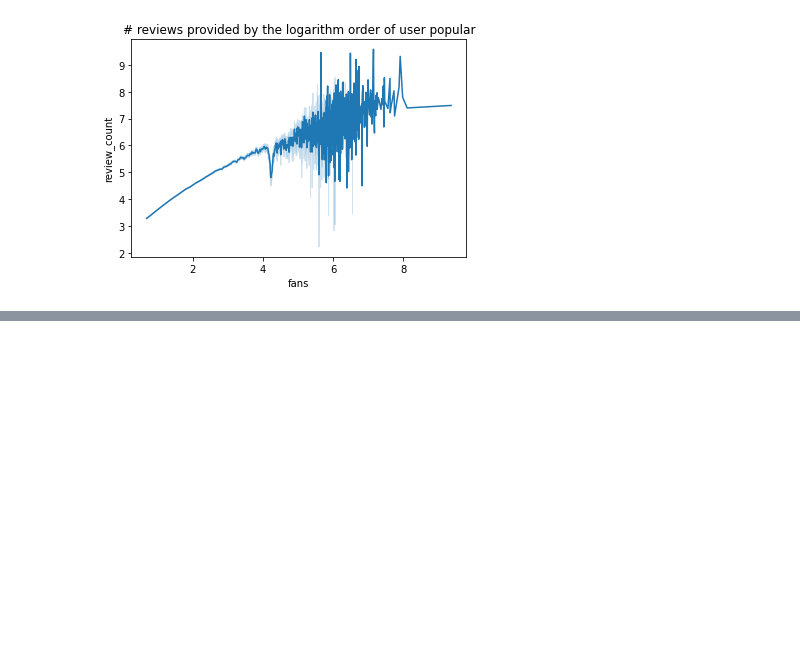
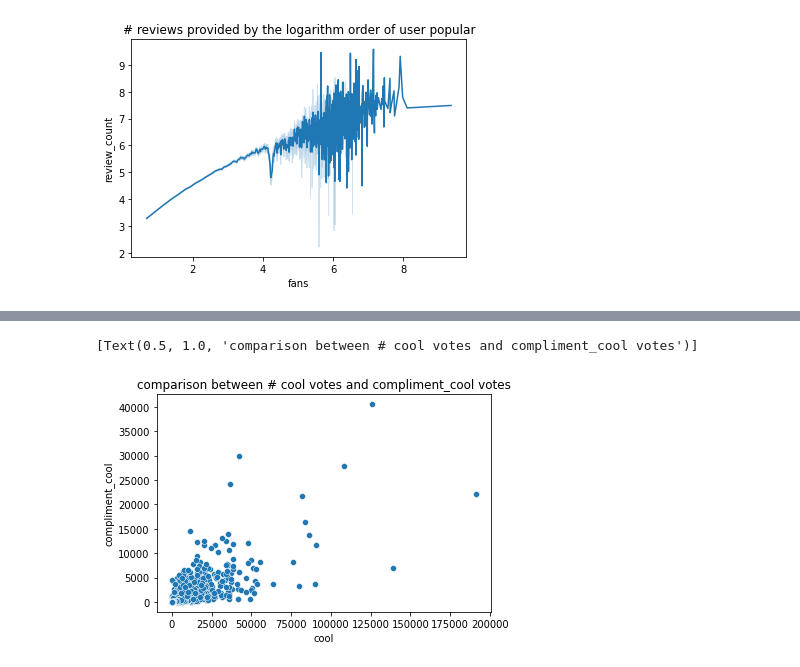
Before and after one commit to FishWith7sMemory/MAST30034-ADS-GroupProj, a Jupyter notebook: Classification.ipynb, the cells around one changed output, grey strips where cells are left out. Saved outputs shown, nothing was run; the diff lists cells and outputs as text; code cells hidden in the pictures; blank space fills up the shorter version.

```diff
--- a/Classification.ipynb
+++ b/Classification.ipynb
@@ -115,0 +196,5 @@ sns.displot(x="stars", y="cool", data=review).set(ylabel="# useful votes", title
+# %%
+sns.scatterplot(x="cool", y="compliment_cool", data=user).set(title="comparison between # cool votes and compliment_cool votes")
+# %% [output]
+[Text(0.5, 1.0, 'comparison between # cool votes and compliment_cool votes')]
+[figure, added]
```
Also changed, not shown: parts of 23 cells of this notebook, 1 other file.
